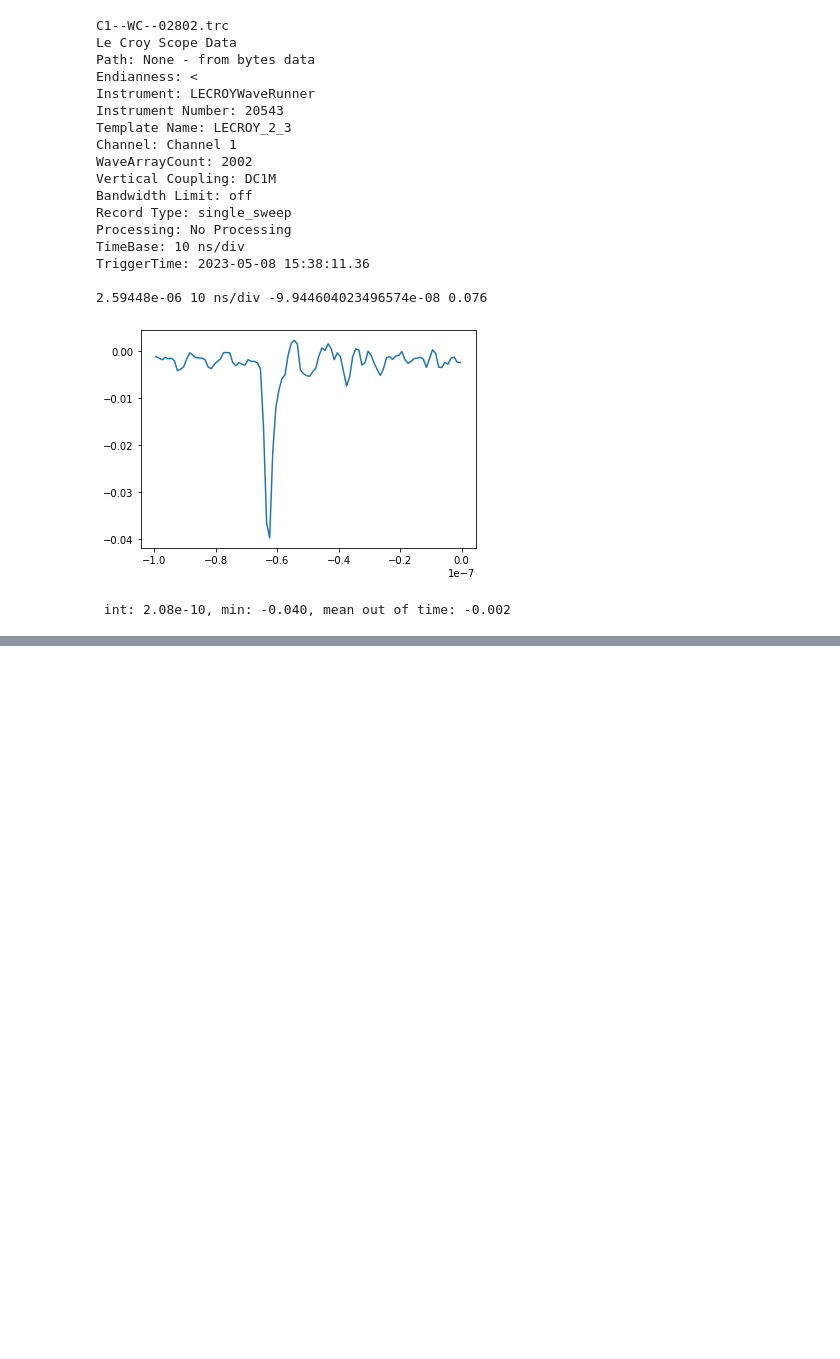
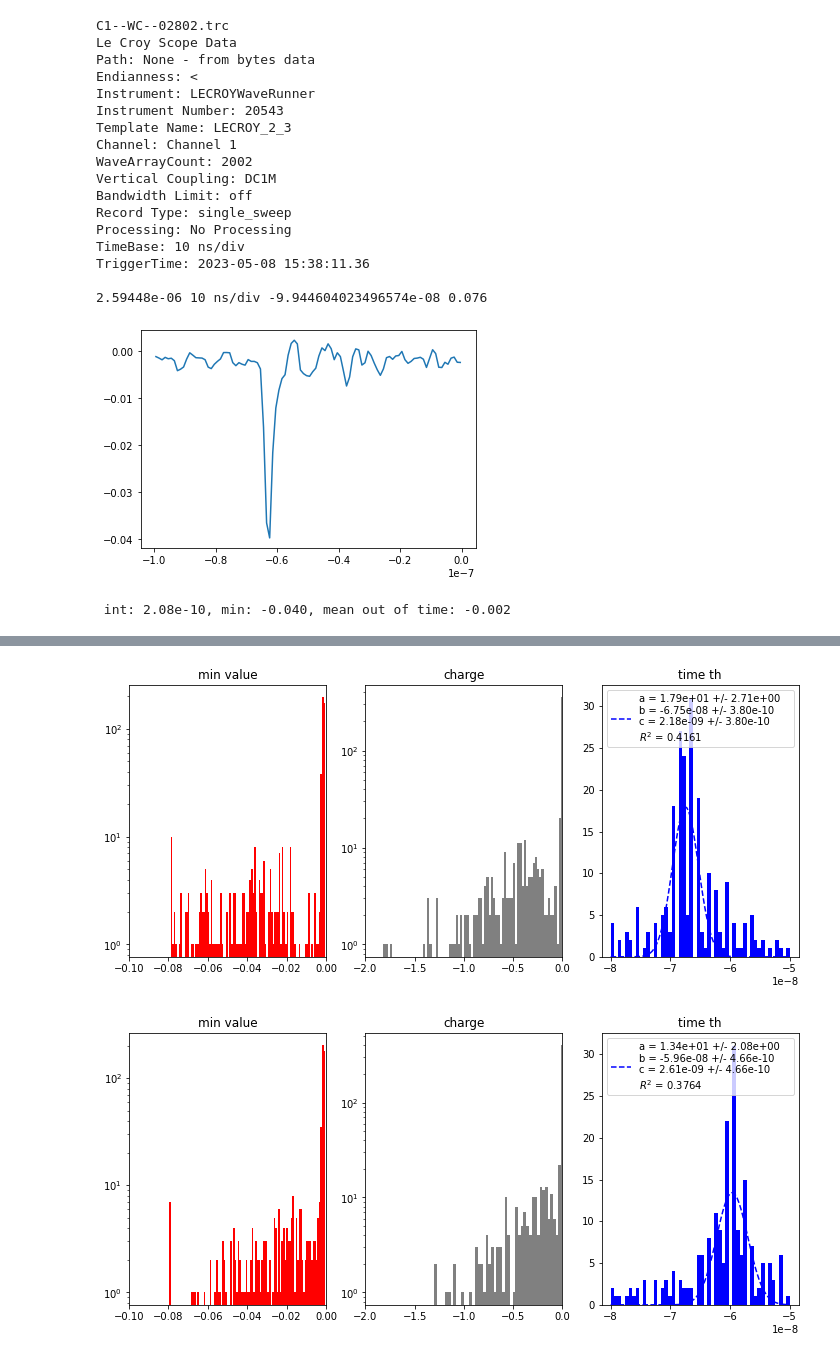
Before and after one commit to gmazzitelli/CUPID, a Jupyter notebook: WC.ipynb, the cells around one changed output, grey strips where cells are left out. Cells and saved outputs as stored; diff of their text form; code cells hidden in the pictures; blank space fills up the shorter version.

```diff
--- a/WC.ipynb
+++ b/WC.ipynb
@@ -118,0 +329,15 @@ C2 0
+# %%
+import pandas as pd
+df = pd.DataFrame()
+# dt = pd.DataFrame()
+th = -0.0015
+under_th, min_w, int_w, min_pos_w = wave(path, C1_tr1, usamle, th = th)
+df['c1_under_th']=under_th
+df['c1_min']=min_w
+df['c1_int_w']=int_w
+df['c1_min_pos_w']=min_pos_w
+under_th, min_w, int_w, min_pos_w = wave(path, C2_tr1, usamle, th = th)
+df['c2_under_th']=under_th
+df['c2_min']=min_w
+df['c2_int_w']=int_w
+df['c2_min_pos_w']=min_pos_w
@@ -118,0 +348,7 @@ C2 0
+# %%
+
+outdata(df['c1_min'][:sample], df['c1_int_w'][:sample], df['c1_min_pos_w'][:sample])
+outdata(df['c2_min'][:sample], df['c2_int_w'][:sample], df['c2_min_pos_w'][:sample])
+# %% [output]
+[figure, added]
+[figure, added]
```
Also changed, not shown: parts of 24 cells of this notebook, 2 other files.
